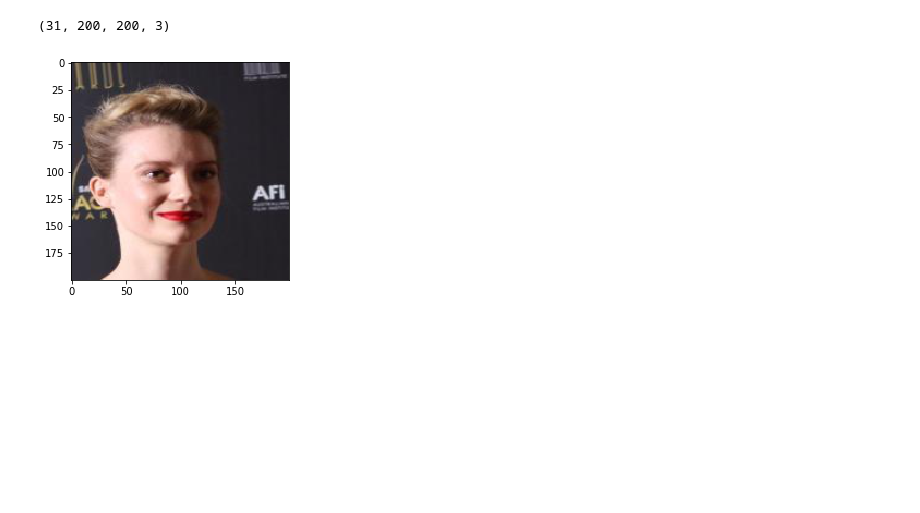
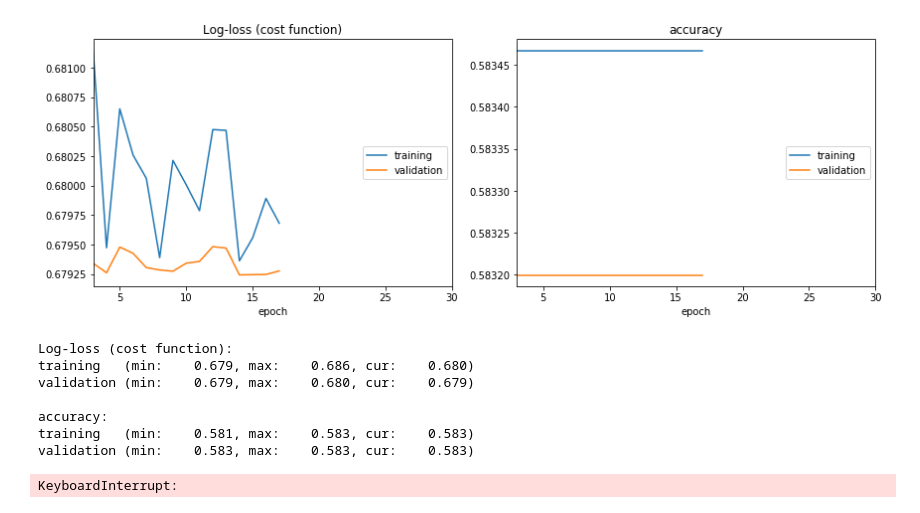
Before and after one commit to Aaronhjlee/Facial_Feature_Predictor, a Jupyter notebook: src/Deployment Test.ipynb, the cells around one changed output. Drawn from its saved outputs; the diff is of its cells as text; code cells hidden in the pictures; blank space fills up the shorter version.

```diff
--- a/src/Deployment Test.ipynb
+++ b/src/Deployment Test.ipynb
@@ -4,0 +14,5 @@ from preprocessing import get_images
+# %%
+X = prep_size_new_data(2,3)
+cnn_g, cnn_m, cnn_f = load_models()
+gender = gender_classifier(X, cnn_g)
+am_i_attractive(X, gender, cnn_m, cnn_f)
@@ -4,0 +70,2 @@ from preprocessing import get_images
+# %%
+X_train, X_test, y_train, y_test = get_images(0,200)
@@ -5,13 +135,15 @@ from preprocessing import get_images
 # %%
-Xm_train, Xm_test, ym_train, ym_test, Xf_train, Xf_test, yf_train, yf_test = get_images(0,100, split=True)
+# Xm_train, Xm_test, ym_train, ym_test, Xf_train, Xf_test, yf_train, yf_test = get_images(0,100, split=True)
+X_train, X_test, y_train, y_test = get_images(0,5000)
-# %%
-Xm_train.shape
-# %% [output]
-(31, 200, 200, 3)
 # %%
-X_train, X_test, y_train, y_test = get_images(0,100)
+cnn_g = train_gender_model(X_train, X_test, y_train, y_test)
+# %% [output]
+[figure, added]
+Log-loss (cost function):
+training   (min:    0.679, max:    0.686, cur:    0.680)
+validation (min:    0.679, max:    0.680, cur:    0.679)
+
+accuracy:
+training   (min:    0.581, max:    0.583, cur:    0.583)
+validation (min:    0.583, max:    0.583, cur:    0.583)
+KeyboardInterrupt:
-# %%
-plt.imshow(Xf_train[34])
-plt.show()
-# %% [output]
-[figure, removed]
```
Also changed, not shown: parts of 18 cells of this notebook, 7 other files.
